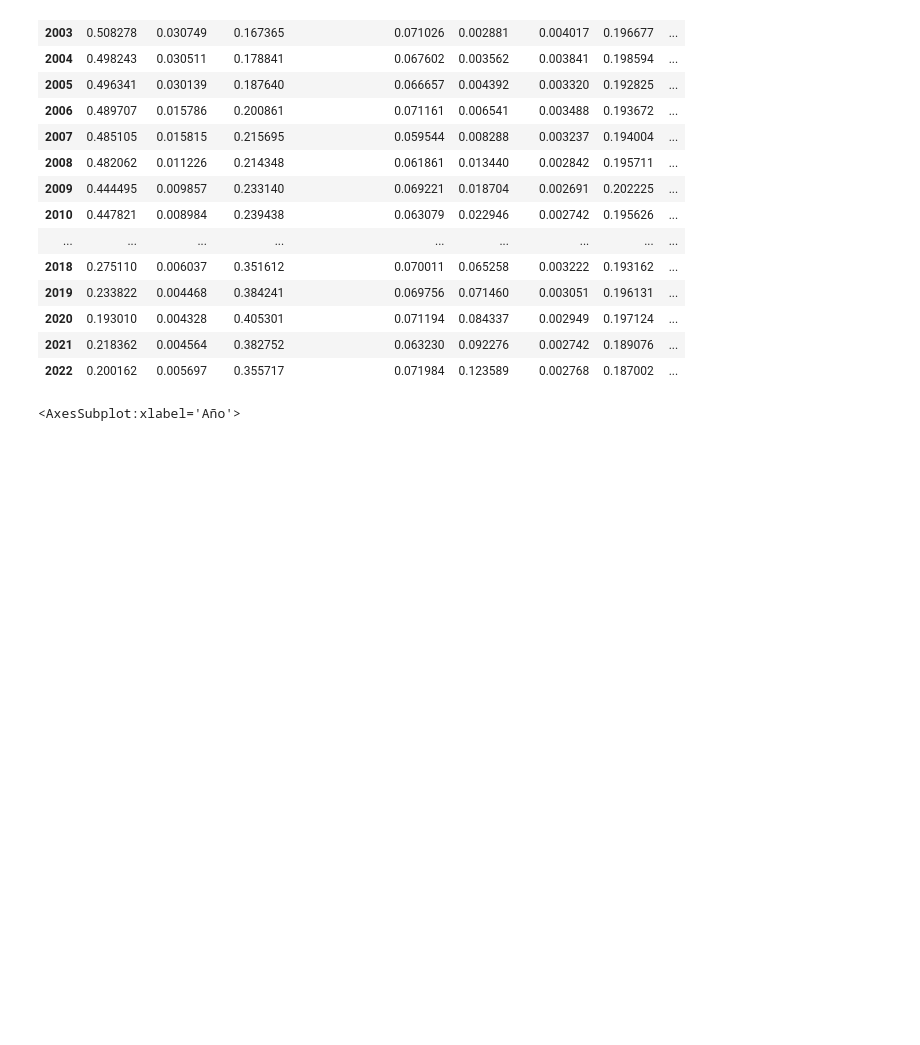
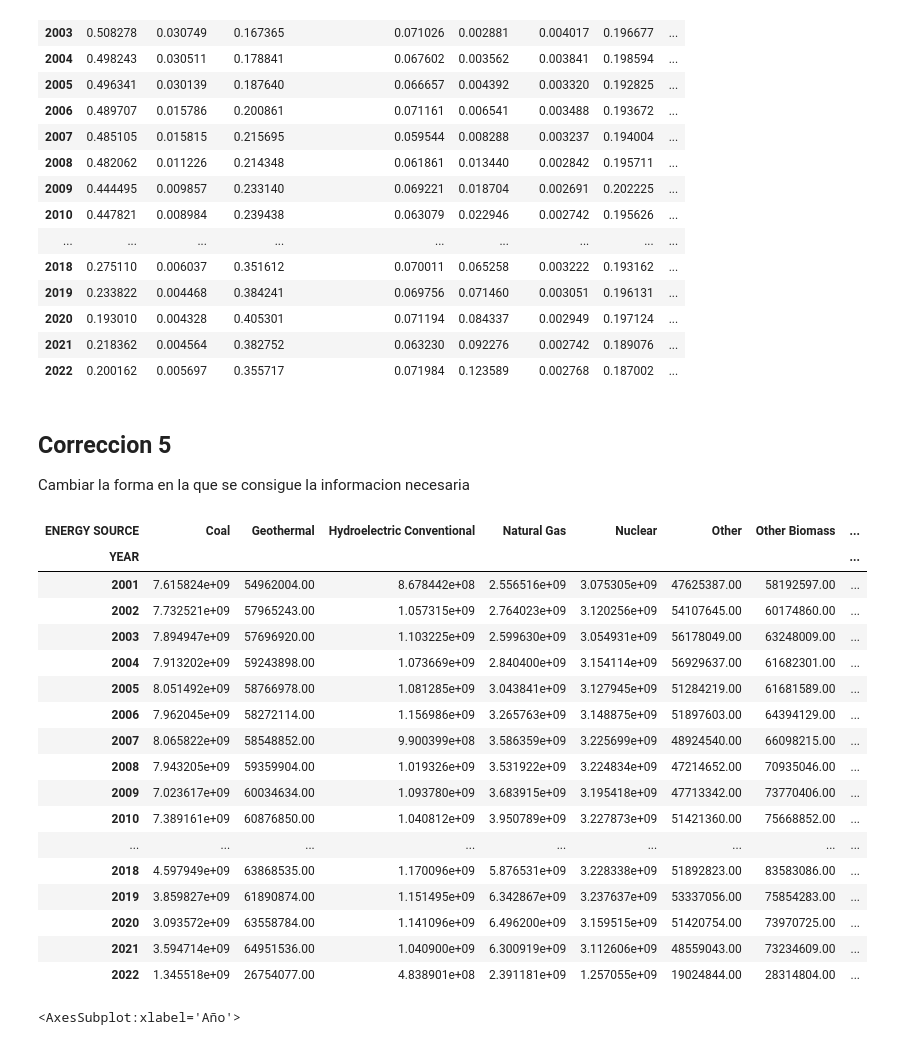
Before and after one commit to EnriqueLaguna/ProyectoAnalisisDatos, a Jupyter notebook: Codigo/graficas.ipynb, the cells around one changed output. Saved outputs shown, nothing was run; the diff lists cells and outputs as text; code cells hidden in the pictures; blank space fills up the shorter version.

```diff
--- a/Codigo/graficas.ipynb
+++ b/Codigo/graficas.ipynb
@@ -21,5 +21,5 @@ InteractiveShell.ast_node_interactivity = 'all'
 # %%
-path = "Clean_Energy.csv"
+path = "../DataSets/Clean_Energy.csv"
 energia_df = pd.read_csv(path,sep=",",encoding="utf-8")
 # %%
 energia_df
@@ -249,6 +190,31 @@ acumulados_relativos
 | 2020 | 0.193010 | 0.004328 | 0.405301 | 0.071194 | 0.084337 | 0.002949 | 0.197124 | ... |
 | 2021 | 0.218362 | 0.004564 | 0.382752 | 0.063230 | 0.092276 | 0.002742 | 0.189076 | ... |
 | 2022 | 0.200162 | 0.005697 | 0.355717 | 0.071984 | 0.123589 | 0.002768 | 0.187002 | ... |
+# %% [markdown]
+## Correccion 5
+Cambiar la forma en la que se consigue la informacion necesaria
+# %%
+something = energia_df.pivot_table(values="GENERATION", index=['YEAR'], columns=['ENERGY SOURCE'], aggfunc='sum')
+something
+# %% [output]
+| ENERGY SOURCE | Coal | Geothermal | Hydroelectric Conventional | Natural Gas | Nuclear | Other | Other Biomass | ... |
+| YEAR |  |  |  |  |  |  |  | ... |
+| 2001 | 7.615824e+09 | 54962004.00 | 8.678442e+08 | 2.556516e+09 | 3.075305e+09 | 47625387.00 | 58192597.00 | ... |
+| 2002 | 7.732521e+09 | 57965243.00 | 1.057315e+09 | 2.764023e+09 | 3.120256e+09 | 54107645.00 | 60174860.00 | ... |
+| 2003 | 7.894947e+09 | 57696920.00 | 1.103225e+09 | 2.599630e+09 | 3.054931e+09 | 56178049.00 | 63248009.00 | ... |
+| 2004 | 7.913202e+09 | 59243898.00 | 1.073669e+09 | 2.840400e+09 | 3.154114e+09 | 56929637.00 | 61682301.00 | ... |
+| 2005 | 8.051492e+09 | 58766978.00 | 1.081285e+09 | 3.043841e+09 | 3.127945e+09 | 51284219.00 | 61681589.00 | ... |
+| 2006 | 7.962045e+09 | 58272114.00 | 1.156986e+09 | 3.265763e+09 | 3.148875e+09 | 51897603.00 | 64394129.00 | ... |
+| 2007 | 8.065822e+09 | 58548852.00 | 9.900399e+08 | 3.586359e+09 | 3.225699e+09 | 48924540.00 | 66098215.00 | ... |
+| 2008 | 7.943205e+09 | 59359904.00 | 1.019326e+09 | 3.531922e+09 | 3.224834e+09 | 47214652.00 | 70935046.00 | ... |
+| 2009 | 7.023617e+09 | 60034634.00 | 1.093780e+09 | 3.683915e+09 | 3.195418e+09 | 47713342.00 | 73770406.00 | ... |
+| 2010 | 7.389161e+09 | 60876850.00 | 1.040812e+09 | 3.950789e+09 | 3.227873e+09 | 51421360.00 | 75668852.00 | ... |
+| ... | ... | ... | ... | ... | ... | ... | ... | ... |
+| 2018 | 4.597949e+09 | 63868535.00 | 1.170096e+09 | 5.876531e+09 | 3.228338e+09 | 51892823.00 | 83583086.00 | ... |
+| 2019 | 3.859827e+09 | 61890874.00 | 1.151495e+09 | 6.342867e+09 | 3.237637e+09 | 53337056.00 | 75854283.00 | ... |
+| 2020 | 3.093572e+09 | 63558784.00 | 1.141096e+09 | 6.496200e+09 | 3.159515e+09 | 51420754.00 | 73970725.00 | ... |
+| 2021 | 3.594714e+09 | 64951536.00 | 1.040900e+09 | 6.300919e+09 | 3.112606e+09 | 48559043.00 | 73234609.00 | ... |
+| 2022 | 1.345518e+09 | 26754077.00 | 4.838901e+08 | 2.391181e+09 | 1.257055e+09 | 19024844.00 | 28314804.00 | ... |
 # %%
 # Choose columns in the order to "stack" them
 from operator import index
```
Also changed, not shown: parts of 10 cells of this notebook, 9 other files.
